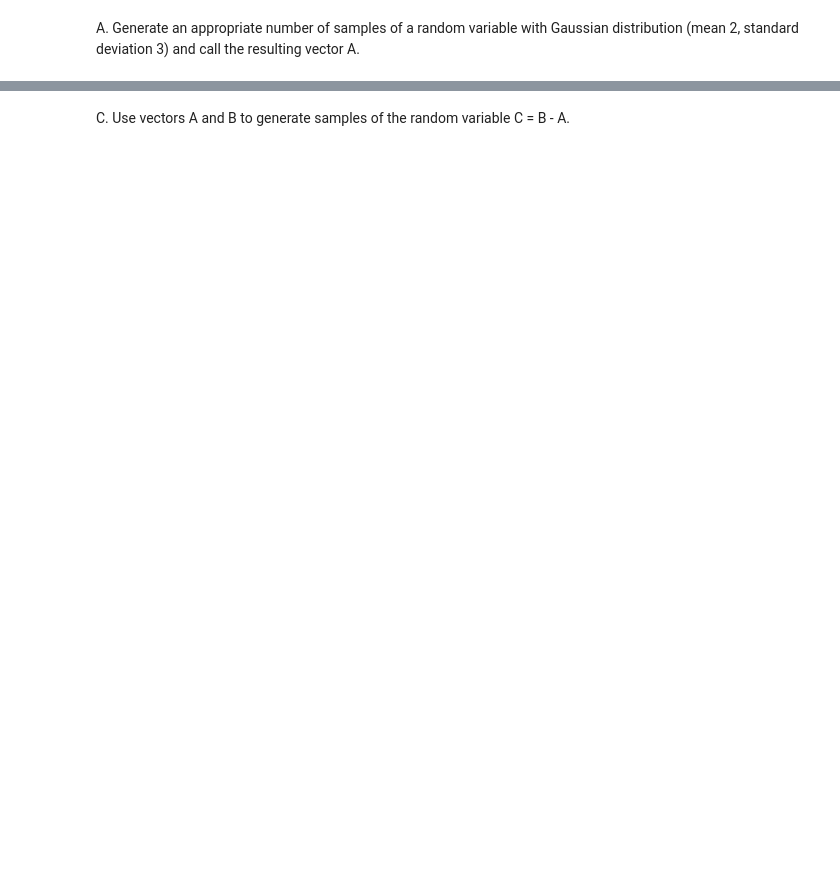
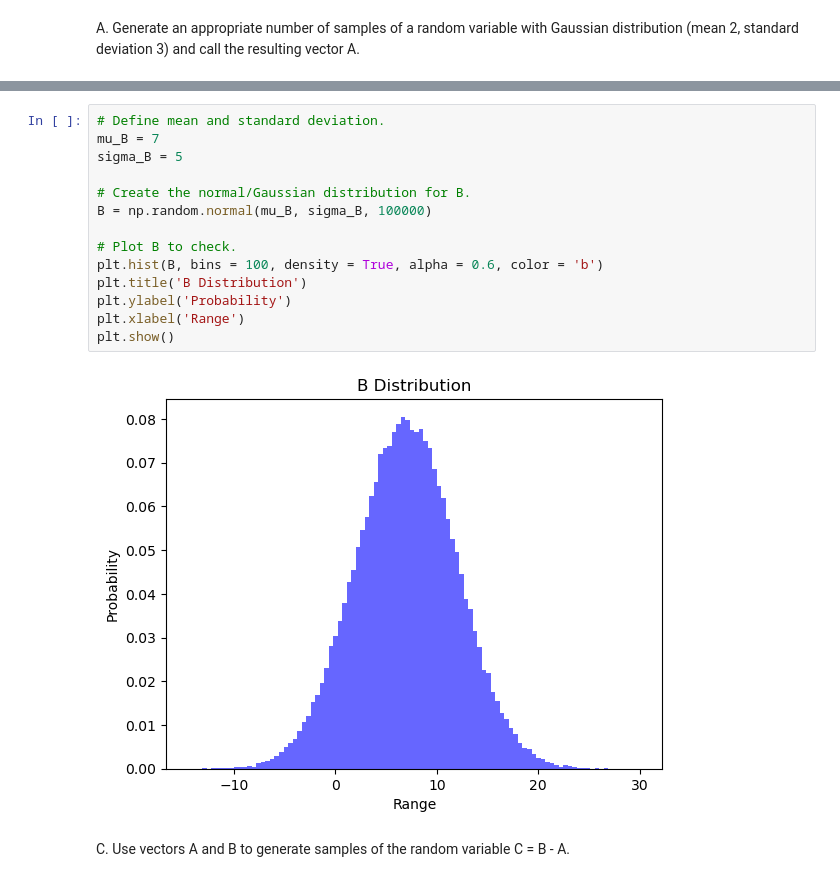
Before and after one commit to julia-ehlers/AREN-8940-infra-comm-resilience, a Jupyter notebook: homework-1.ipynb, the cells around one changed output, grey strips where cells are left out. Drawn from its saved outputs; the diff is of its cells as text; blank space fills up the shorter version.

```diff
--- a/homework-1.ipynb
+++ b/homework-1.ipynb
@@ -97,2 +115,18 @@ B. Generate an appropriate number of samples of a random variable with Gussian d
+# %%
+# Define mean and standard deviation.
+mu_B = 7
+sigma_B = 5
+
+# Create the normal/Gaussian distribution for B.
+B = np.random.normal(mu_B, sigma_B, 100000)
+
+# Plot B to check.
+plt.hist(B, bins = 100, density = True, alpha = 0.6, color = 'b')
+plt.title('B Distribution')
+plt.ylabel('Probability')
+plt.xlabel('Range')
+plt.show()
+# %% [output]
+[figure, added]
 # %% [markdown]
 C. Use vectors A and B to generate samples of the random variable C = B - A.
```
Also changed, not shown: parts of 5 cells of this notebook.
